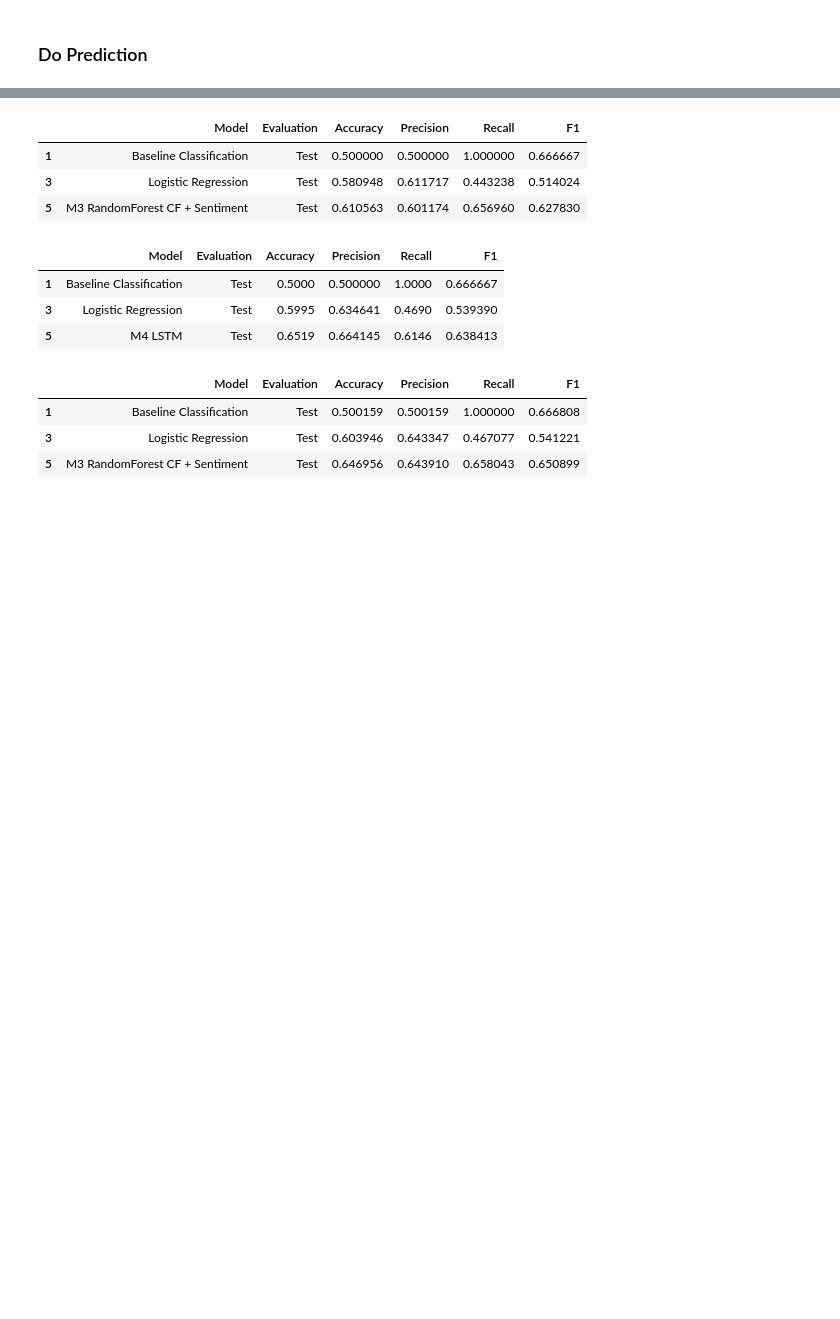
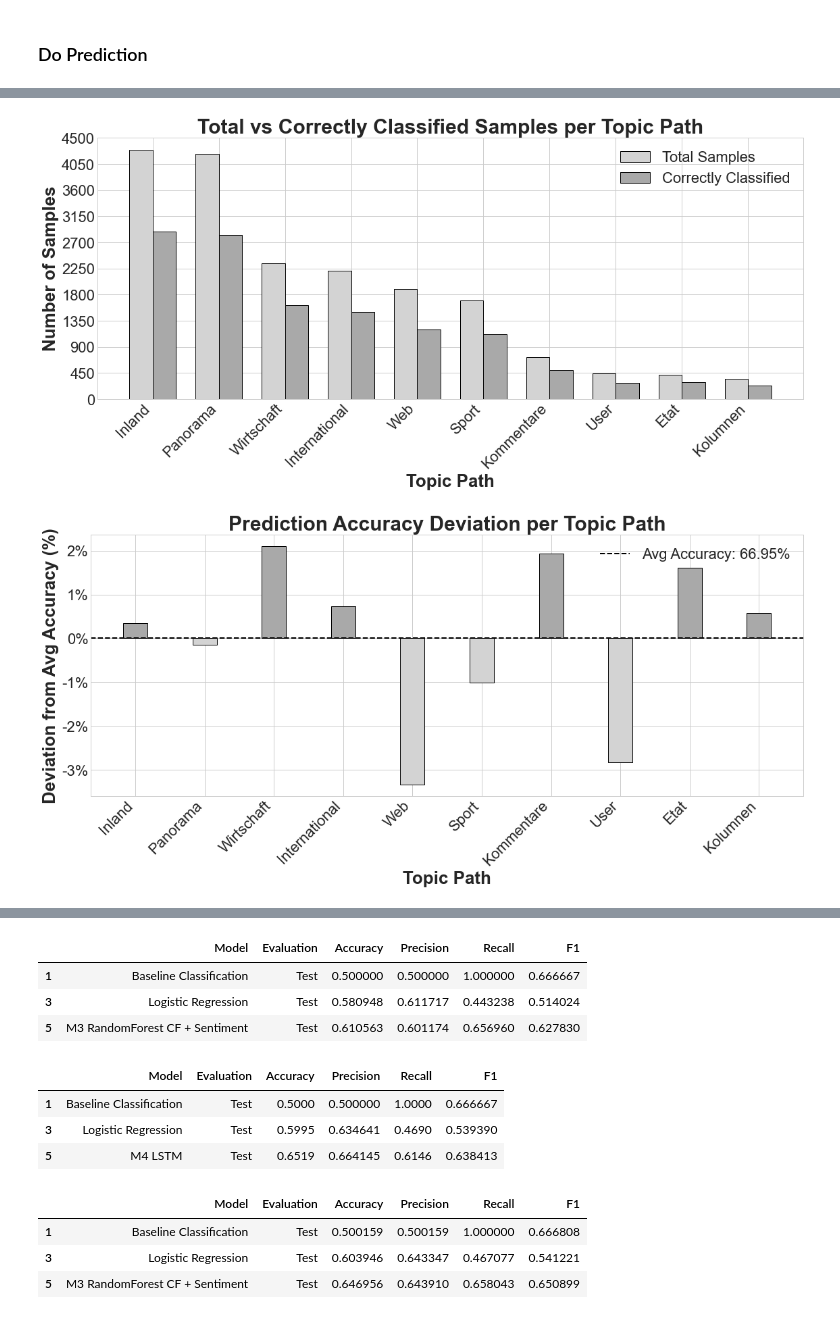
Before and after one commit to dario-x/user-post-popularity-prediction, a Jupyter notebook: Prediction.ipynb, the cells around one changed output, grey strips where cells are left out. Saved outputs shown, nothing was run; the diff lists cells and outputs as text; code cells hidden in the pictures; blank space fills up the shorter version.

```diff
--- a/Prediction.ipynb
+++ b/Prediction.ipynb
@@ -993,0 +1285,6 @@ Name: PostEngagement, dtype: object
+# %%
+plot_topic_classification_accuracy(prediction_collection["M2 RandomForest Complex"],
+                                   y_test_classification, X_test["MainTopicPath"],n=300)
+# %% [output]
+[figure, added]
+[figure, added]
```
Also changed, not shown: parts of 36 cells of this notebook, 35 other files.
